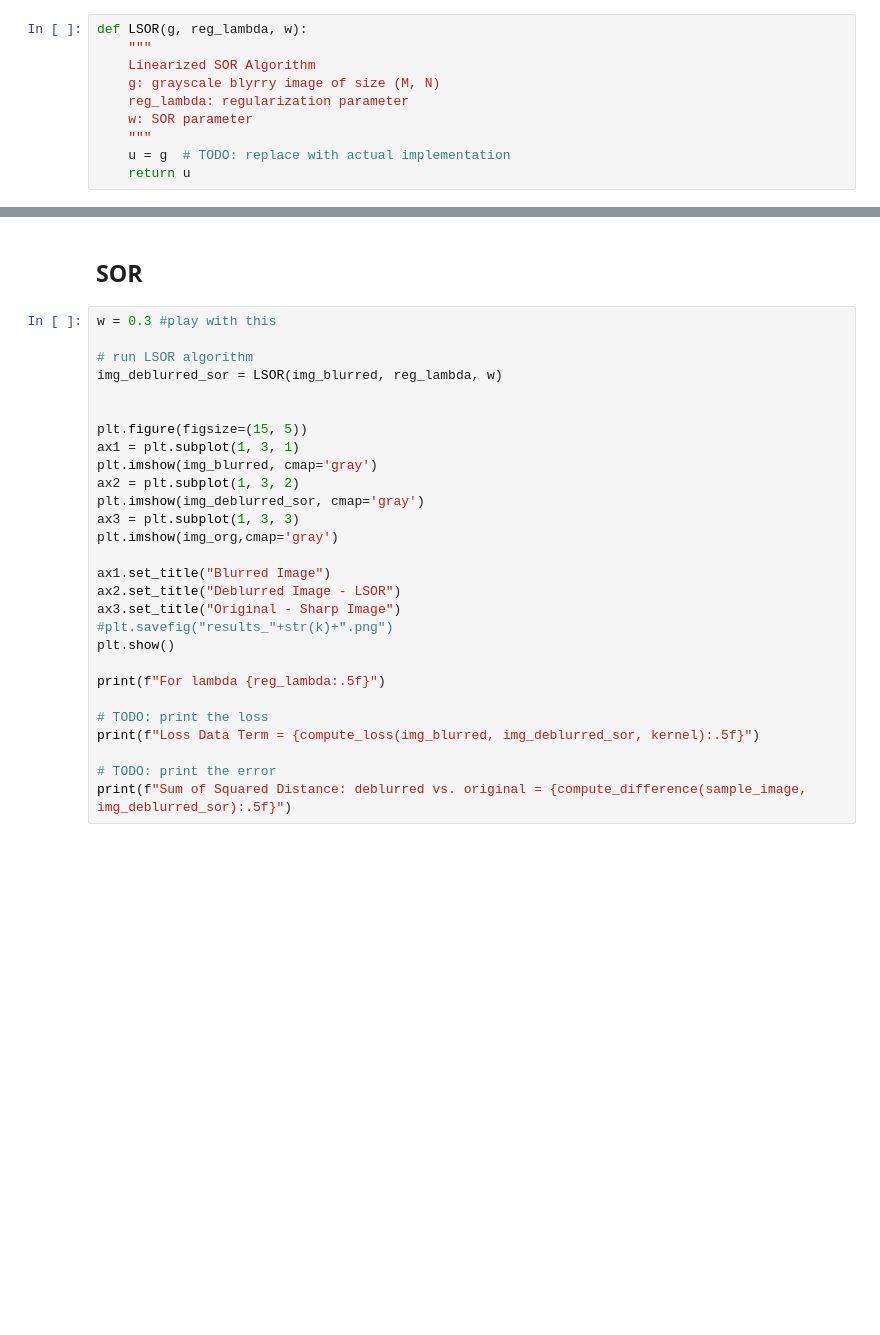
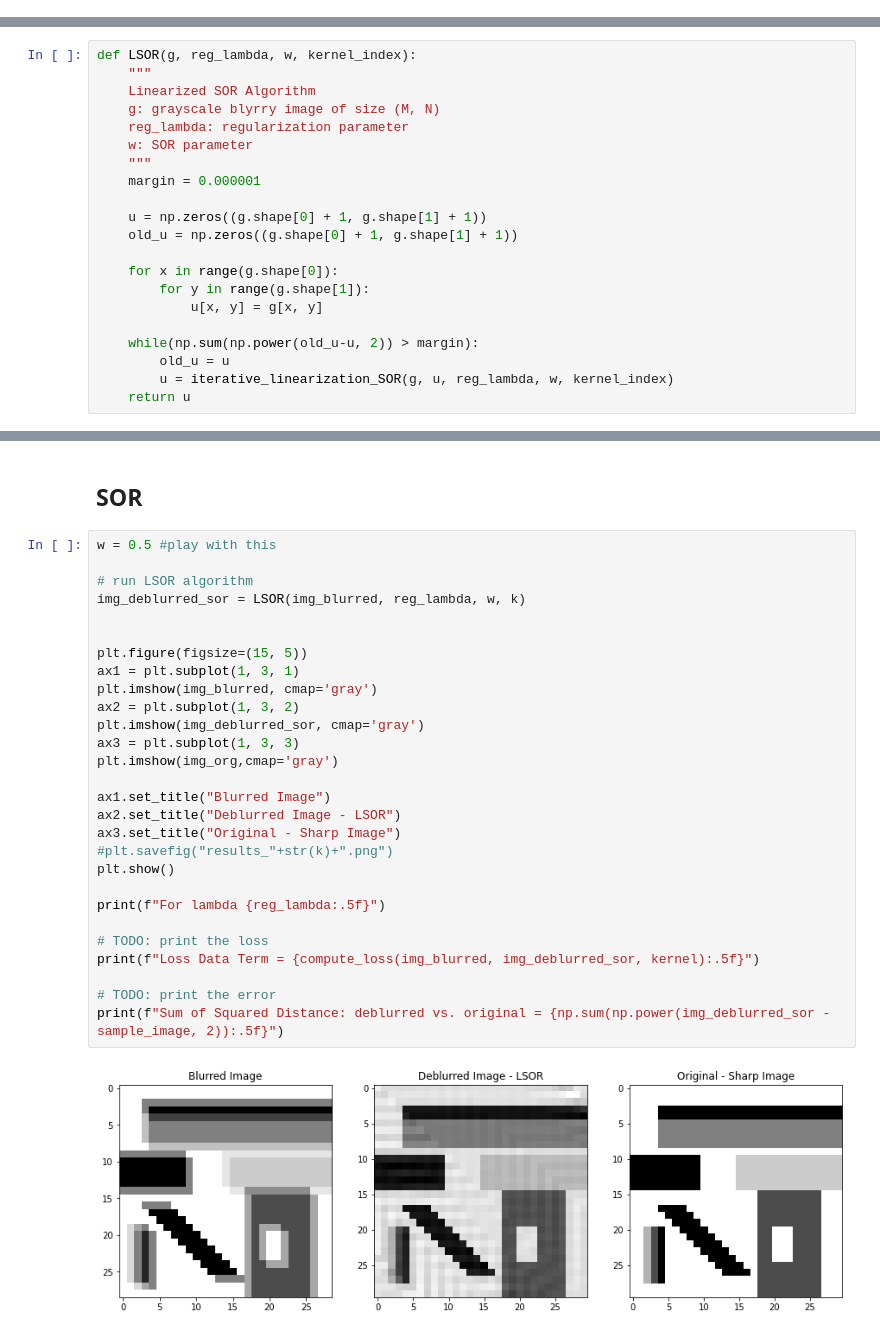
Before and after one commit to M4RZ1997/University, a Jupyter notebook: 2021 Herbstsemester/Computervision/Assignments/Assignment 01/Second Part/template.ipynb, the cells around one changed output, grey strips where cells are left out. Cells and saved outputs as stored; diff of their text form; blank space fills up the shorter version.

```diff
--- a/2021 Herbstsemester/Computervision/Assignments/Assignment 01/Second Part/template.ipynb
+++ b/2021 Herbstsemester/Computervision/Assignments/Assignment 01/Second Part/template.ipynb
@@ -191,12 +232,2 @@ def LGS(g, reg_lambda):
 # %% [markdown]
 ### Linearization + SOR
-# %%
-def LSOR(g, reg_lambda, w):
-    """
-    Linearized SOR Algorithm
-    g: grayscale blyrry image of size (M, N)
-    reg_lambda: regularization parameter
-    w: SOR parameter
-    """
-    u = g  # TODO: replace with actual implementation
-    return u
@@ -203,3 +252,24 @@ def LSOR(g, reg_lambda, w):
+# %%
+def LSOR(g, reg_lambda, w, kernel_index):
+    """
+    Linearized SOR Algorithm
+    g: grayscale blyrry image of size (M, N)
+    reg_lambda: regularization parameter
+    w: SOR parameter
+    """
+    margin = 0.000001
+
+    u = np.zeros((g.shape[0] + 1, g.shape[1] + 1))
+    old_u = np.zeros((g.shape[0] + 1, g.shape[1] + 1))
+
+    for x in range(g.shape[0]):
+        for y in range(g.shape[1]):
+            u[x, y] = g[x, y]
+
+    while(np.sum(np.power(old_u-u, 2)) > margin):
+        old_u = u
+        u = iterative_linearization_SOR(g, u, reg_lambda, w, kernel_index)
+    return u
 # %% [markdown]
 ### Parameters
 # %%
@@ -327,30 +391,32 @@ IndexError: index 29 is out of bounds for axis 1 with size 29
 # %% [markdown]
 ## SOR
 # %%
-w = 0.3 #play with this
+w = 0.5 #play with this
 
 # run LSOR algorithm
-img_deblurred_sor = LSOR(img_blurred, reg_lambda, w)
+img_deblurred_sor = LSOR(img_blurred, reg_lambda, w, k)
 
 
 plt.figure(figsize=(15, 5))
 ax1 = plt.subplot(1, 3, 1)
 plt.imshow(img_blurred, cmap='gray')
 ax2 = plt.subplot(1, 3, 2)
 plt.imshow(img_deblurred_sor, cmap='gray')
 ax3 = plt.subplot(1, 3, 3)
 plt.imshow(img_org,cmap='gray')
 
 ax1.set_title("Blurred Image")
 ax2.set_title("Deblurred Image - LSOR")
 ax3.set_title("Original - Sharp Image")
 #plt.savefig("results_"+str(k)+".png")
 plt.show()
 
 print(f"For lambda {reg_lambda:.5f}")
 
 # TODO: print the loss
 print(f"Loss Data Term = {compute_loss(img_blurred, img_deblurred_sor, kernel):.5f}")
 
 # TODO: print the error
-print(f"Sum of Squared Distance: deblurred vs. original = {compute_difference(sample_image, img_deblurred_sor):.5f}")
+print(f"Sum of Squared Distance: deblurred vs. original = {np.sum(np.power(img_deblurred_sor - sample_image, 2)):.5f}")
+# %% [output]
+[figure, added]
```
Also changed, not shown: parts of 11 cells of this notebook, 35 other files.
